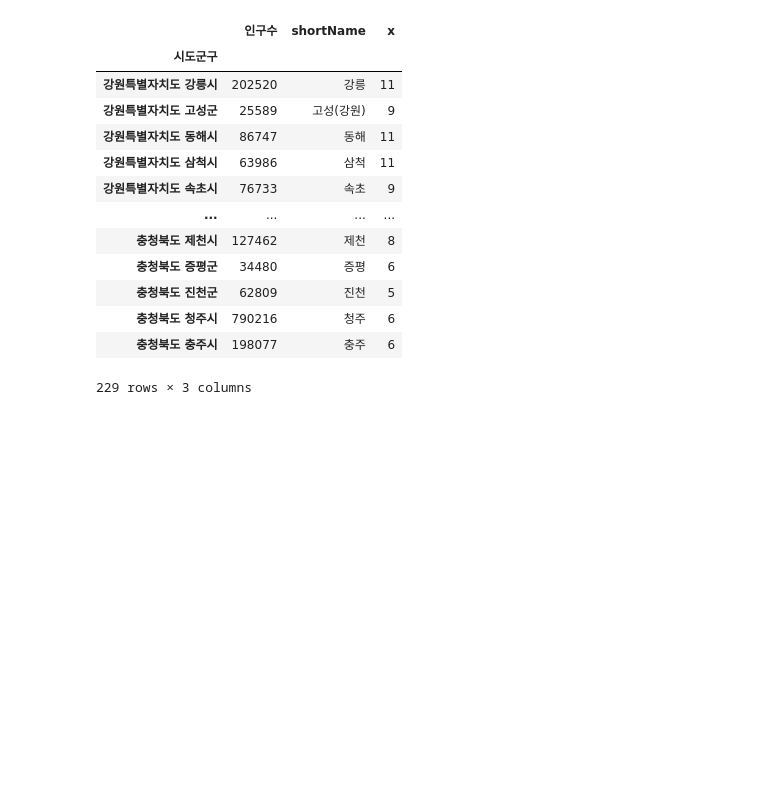
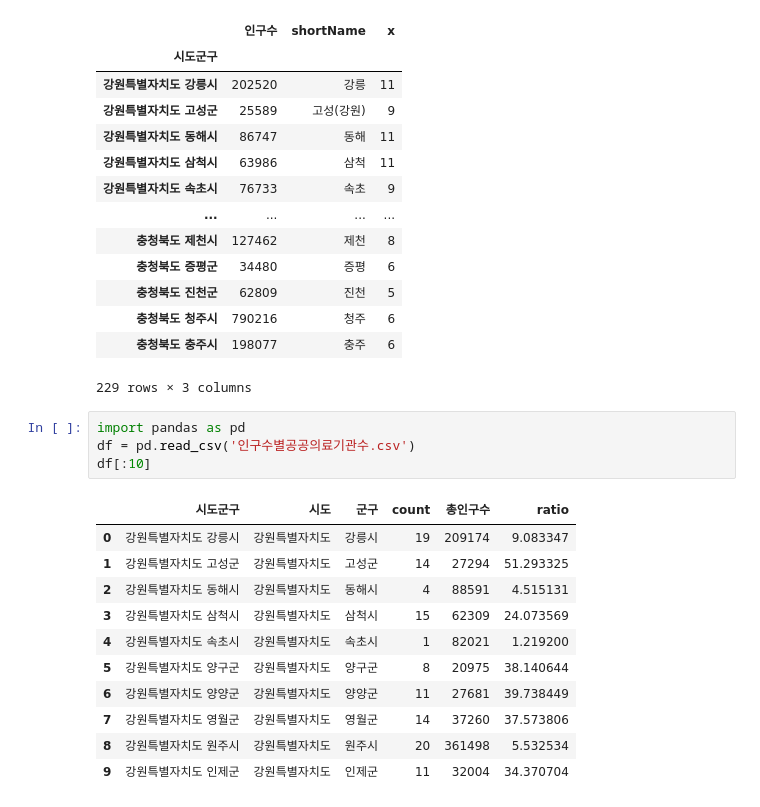
Before and after one commit to helen-cho/python, a Jupyter notebook: 04.데이터시각화/프로젝트/06.행정구역/03.블럭맵.ipynb, the cells around one changed output. Drawn from its saved outputs; the diff is of its cells as text; blank space fills up the shorter version.

```diff
--- a/04.데이터시각화/프로젝트/06.행정구역/03.블럭맵.ipynb
+++ b/04.데이터시각화/프로젝트/06.행정구역/03.블럭맵.ipynb
@@ -169,3 +169,19 @@ local
 | 충청북도 청주시 | 790216 | 청주 | 6 |
 | 충청북도 충주시 | 198077 | 충주 | 6 |
 229 rows × 3 columns
+# %%
+import pandas as pd
+df = pd.read_csv('인구수별공공의료기관수.csv')
+df[:10]
+# %% [output]
+|  | 시도군구 | 시도 | 군구 | count | 총인구수 | ratio |
+| 0 | 강원특별자치도 강릉시 | 강원특별자치도 | 강릉시 | 19 | 209174 | 9.083347 |
+| 1 | 강원특별자치도 고성군 | 강원특별자치도 | 고성군 | 14 | 27294 | 51.293325 |
+| 2 | 강원특별자치도 동해시 | 강원특별자치도 | 동해시 | 4 | 88591 | 4.515131 |
+| 3 | 강원특별자치도 삼척시 | 강원특별자치도 | 삼척시 | 15 | 62309 | 24.073569 |
+| 4 | 강원특별자치도 속초시 | 강원특별자치도 | 속초시 | 1 | 82021 | 1.219200 |
+| 5 | 강원특별자치도 양구군 | 강원특별자치도 | 양구군 | 8 | 20975 | 38.140644 |
+| 6 | 강원특별자치도 양양군 | 강원특별자치도 | 양양군 | 11 | 27681 | 39.738449 |
+| 7 | 강원특별자치도 영월군 | 강원특별자치도 | 영월군 | 14 | 37260 | 37.573806 |
+| 8 | 강원특별자치도 원주시 | 강원특별자치도 | 원주시 | 20 | 361498 | 5.532534 |
+| 9 | 강원특별자치도 인제군 | 강원특별자치도 | 인제군 | 11 | 32004 | 34.370704 |
```
Also changed, not shown: parts of 1 cell of this notebook, 2 other files.
